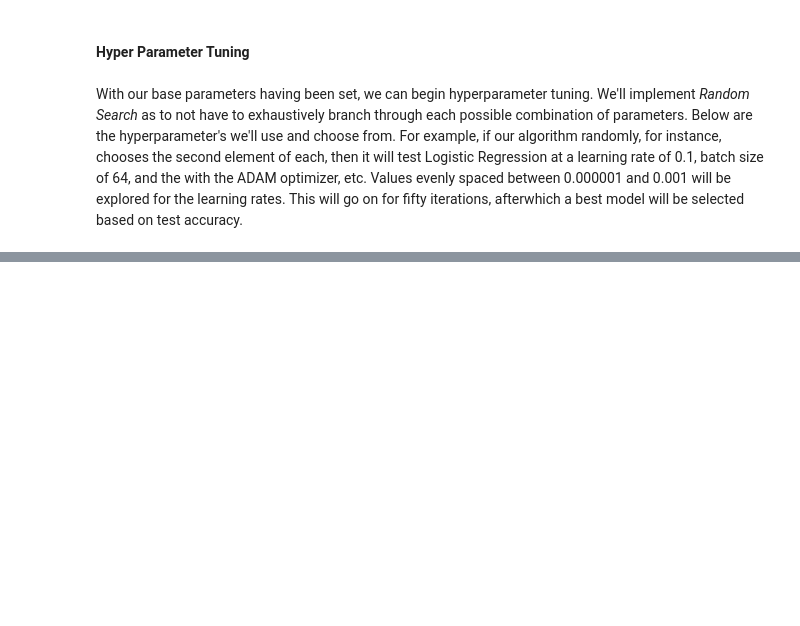
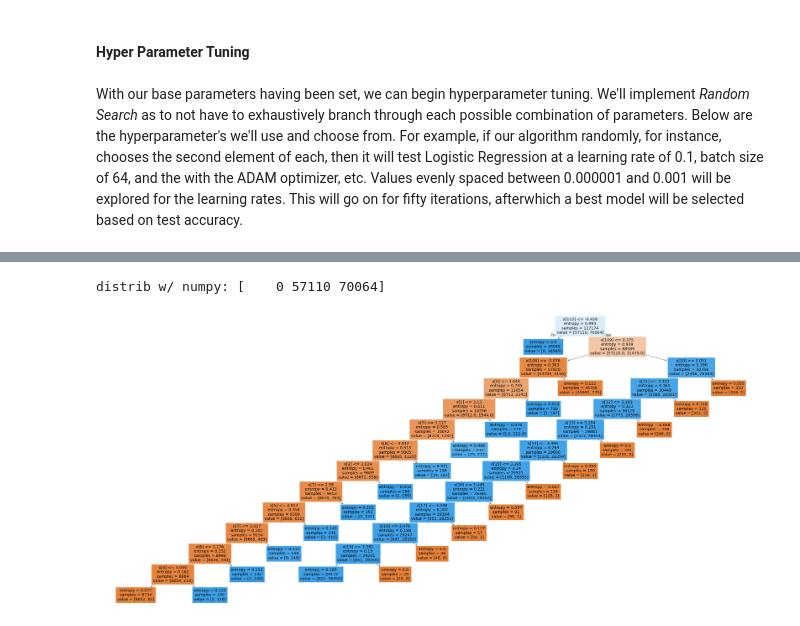
Before and after one commit to devonjavier/STINTSY-Project, a Jupyter notebook: STINTSY_MCO_LFS.ipynb, the cells around one changed output, grey strips where cells are left out. Cells and saved outputs as stored; diff of their text form; code cells hidden in the pictures; blank space fills up the shorter version.

```diff
--- a/STINTSY_MCO_LFS.ipynb
+++ b/STINTSY_MCO_LFS.ipynb
@@ -238,0 +483,15 @@ final_model = train_model(
+# %%
+print("distrib w/ numpy:", np.bincount(y_train))
+
+## not too large difference between 1 and 2, thereby with the model already handling it well, no need to change certain characteristics
+## no need for pruning due to extremely low acc diff on training and test set
+# %% [output]
+distrib w/ numpy: [    0 57110 70064]
+# %%
+from sklearn.tree import plot_tree
+
+plt.figure(figsize=(32, 14))
+plot_tree(best_model, filled=True)
+plt.show()
+# %% [output]
+[figure, added]
```
Also changed, not shown: parts of 24 cells of this notebook, 4 other files.
